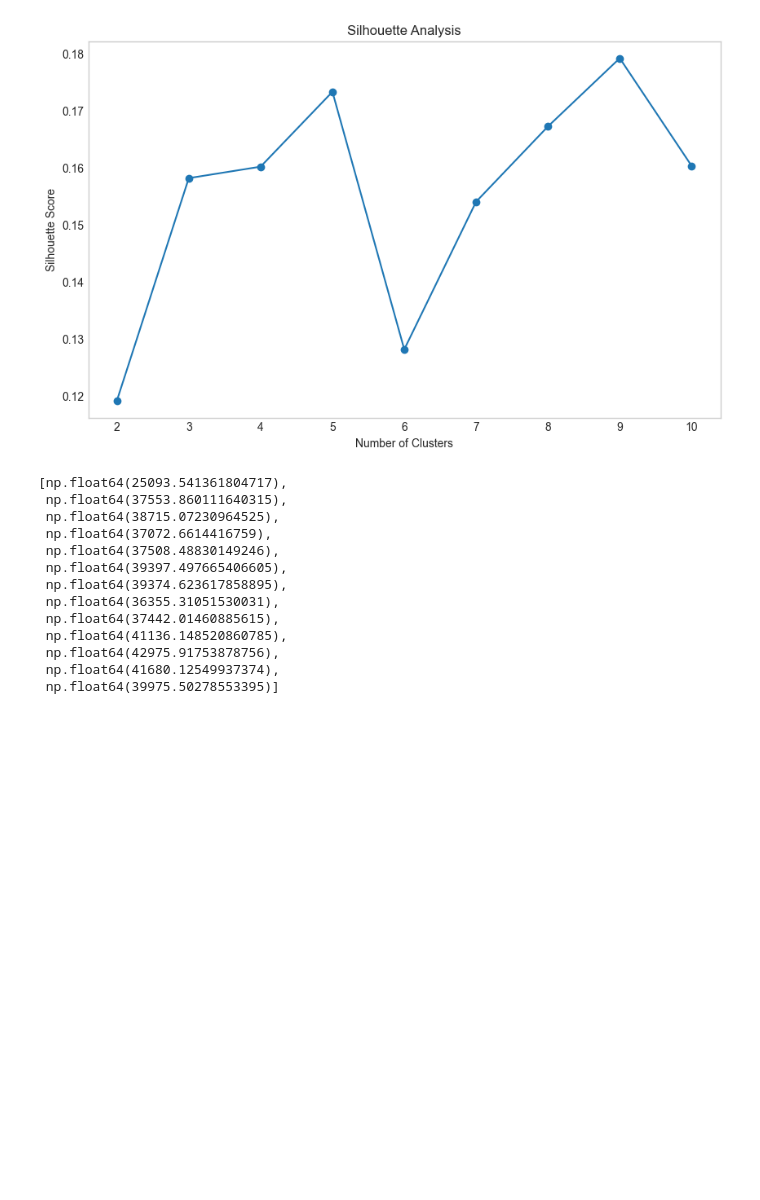
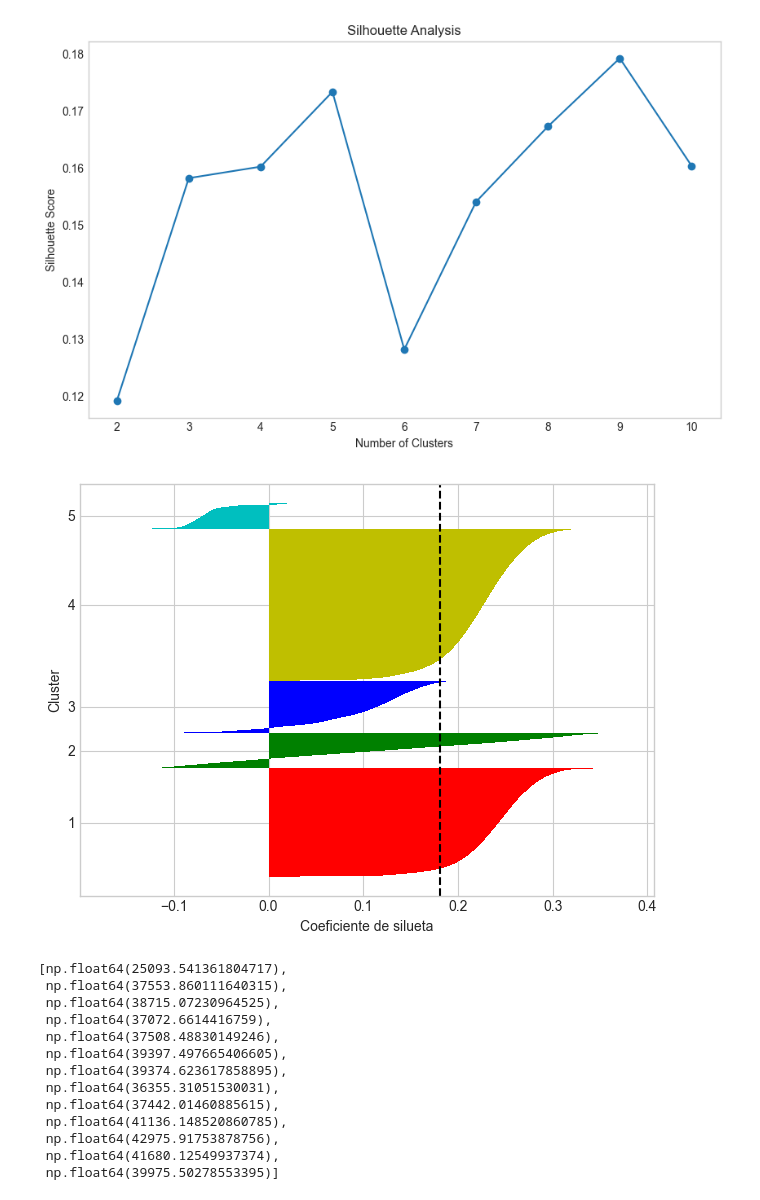
Before and after one commit to lauraich/running_anomalies_detection_data_analysis, a Jupyter notebook: Proyecto_final_analisis_de_datos_I.ipynb, the cells around one changed output. Saved outputs shown, nothing was run; the diff lists cells and outputs as text; code cells hidden in the pictures; blank space fills up the shorter version.

```diff
--- a/Proyecto_final_analisis_de_datos_I.ipynb
+++ b/Proyecto_final_analisis_de_datos_I.ipynb
@@ -1133,34 +1135,36 @@ k=5
 kmeans = KMeans(n_clusters=k, random_state=0, n_init=10)
 kmeans.fit(df_encoded_scaled_kmeans)
 y_clusters = kmeans.labels_
 cluster_labels = np.unique(y_clusters)
 
 silueta_puntos= silhouette_samples(df_encoded_scaled_kmeans, y_clusters, metric='euclidean')
 
 y_ax_lower, y_ax_upper = 0, 0
 yticks = []
-colores = ['r', 'g', 'b', 'y', 'o']
+colores = ['r', 'g', 'b', 'y', 'c']
 for i, c in enumerate(cluster_labels):
     silueta_puntos_c = silueta_puntos[y_clusters == c]
     silueta_puntos_c.sort()
     y_ax_upper += len(silueta_puntos_c)
     color = colores[i]
     plt.barh(range(y_ax_lower, y_ax_upper), silueta_puntos_c, height=1.0,
              edgecolor='none', color=color)
 
     yticks.append((y_ax_lower + y_ax_upper) / 2.)
     y_ax_lower += len(silueta_puntos_c)
 
 silueta_promedio = np.mean(silueta_puntos)
 plt.axvline(silueta_promedio, color="black", linestyle="--")
 
 plt.yticks(yticks, cluster_labels + 1)
 plt.ylabel('Cluster')
 plt.xlabel('Coeficiente de silueta')
 
 plt.tight_layout()
 # plt.savefig('./figures/silhouette.png', dpi=300)
 plt.show()
+# %% [output]
+[figure, added]
 # %%
 CHs = []
 for i in range(2,15) :
```
Also changed, not shown: parts of 3 cells of this notebook.
